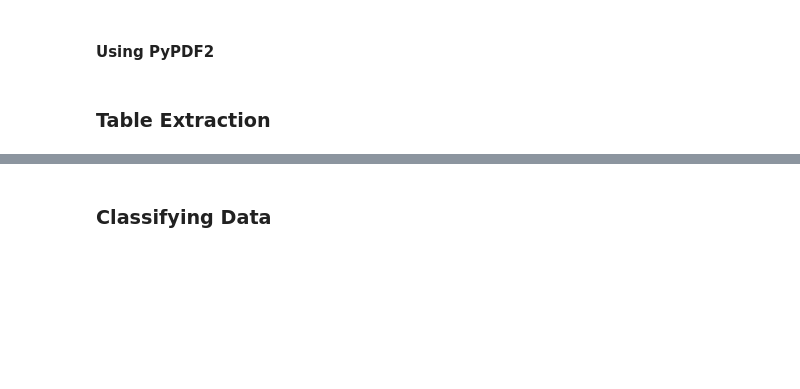
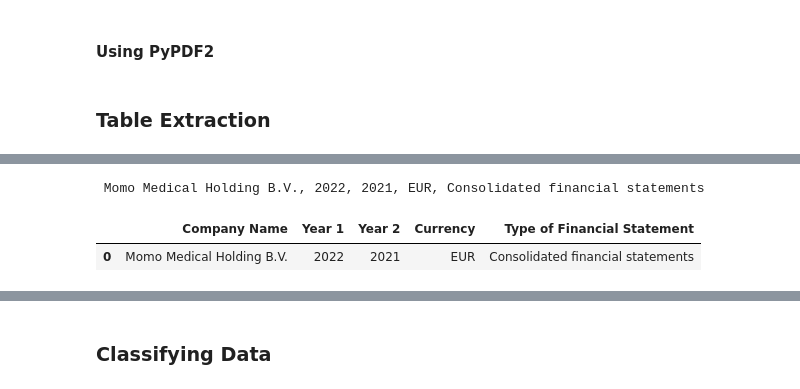
Before and after one commit to markusiewiczj/data-extraction, a Jupyter notebook: text extraction.ipynb, the cells around one changed output, grey strips where cells are left out. Drawn from its saved outputs; the diff is of its cells as text; code cells hidden in the pictures; blank space fills up the shorter version.

```diff
--- a/text extraction.ipynb
+++ b/text extraction.ipynb
@@ -145,28 +196,42 @@ display(df_parsed)
 # %%
 # extracting company information
 
 client = OpenAI(base_url = 'http://localhost:11434/v1',api_key='ollama')
 
 def prepare_prompt(text: str) -> list:
     return [
         # prompt not final, to be adjusted
-        {"role": "system", "content": "Please extract the name of the company, the two years that the financial statement is about (i.e 2021, 2022), in the order they appear, the currency, and the type of financial statemen. Output only those values, separated by commas."},
+        {"role": "system", "content": " extract the name of the company, the two years that the financial statement is about (i.e 2021, 2022), in the order they appear, the currency, and the type of financial statemen. Output only those 5 variables, separated by commas."},
         {"role": "user", "content": text},
         {"role": "assistant", "content": "category name:"}
     ]
 
 def output_company_information(text: str) -> str:
     messages = prepare_prompt(text)
     response = client.chat.completions.create(
         # TODO: try on smaller models
         model="gemma:7b",
-        messages = messages
+        messages = messages,
+        temperature=0.4
     )
     company_information = response.choices[0].message.content
     # TODO: other text manipulation like converting to lowercase etc.
     return company_information
 
 # from the first 500 characters of df_parsed, extract company name, year, currency, and the type of financial statement
 company_information = output_company_information(text[:500])
+#make company informarion only the first row of the output
+company_information = company_information.split("\n")[0]
 print(company_information)
+
+
+# make a new dataframe with the extracted company information
+company_information = company_information.split(",")
+company_information_df = pd.DataFrame([company_information], columns=['Company Name', 'Year 1', 'Year 2', 'Currency', 'Type of Financial Statement'])
+
+display(company_information_df)
+# %% [output]
+ Momo Medical Holding B.V., 2022, 2021, EUR, Consolidated financial statements
+|  | Company Name | Year 1 | Year 2 | Currency | Type of Financial Statement |
+| 0 | Momo Medical Holding B.V. | 2022 | 2021 | EUR | Consolidated financial statements |
 # %%
```
Also changed, not shown: parts of 11 cells of this notebook.
